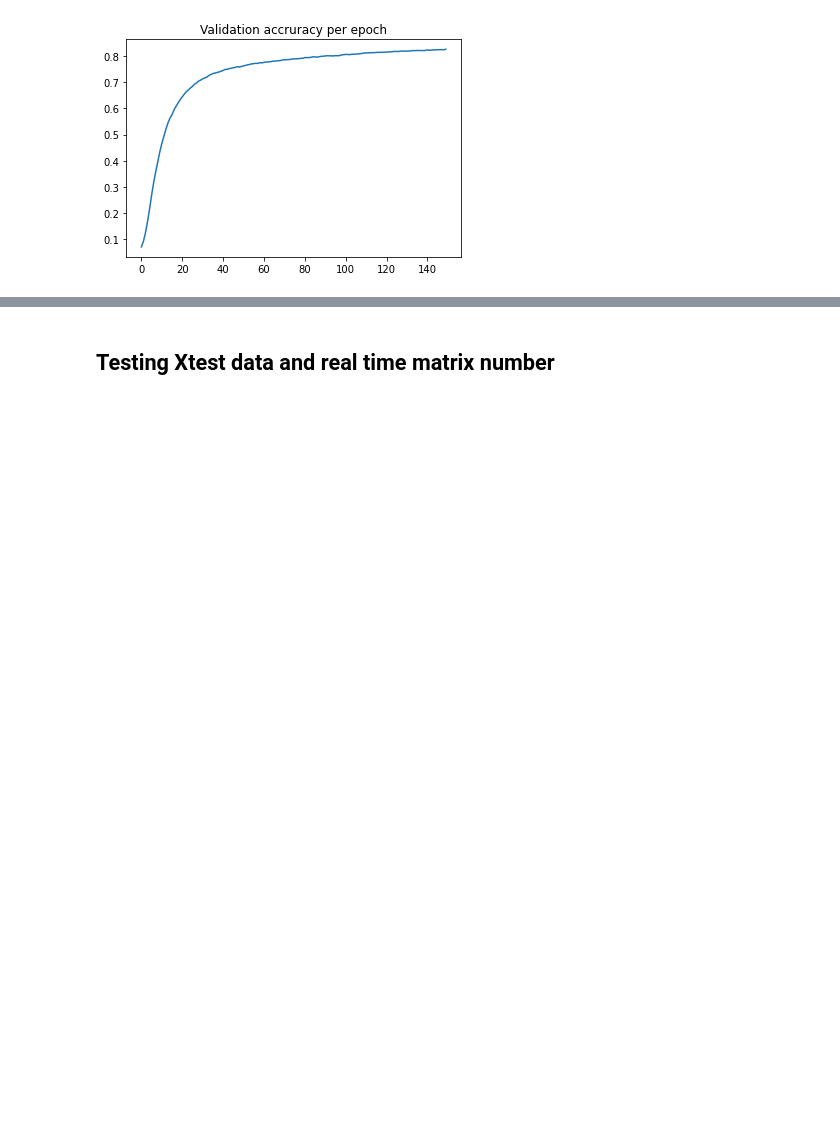
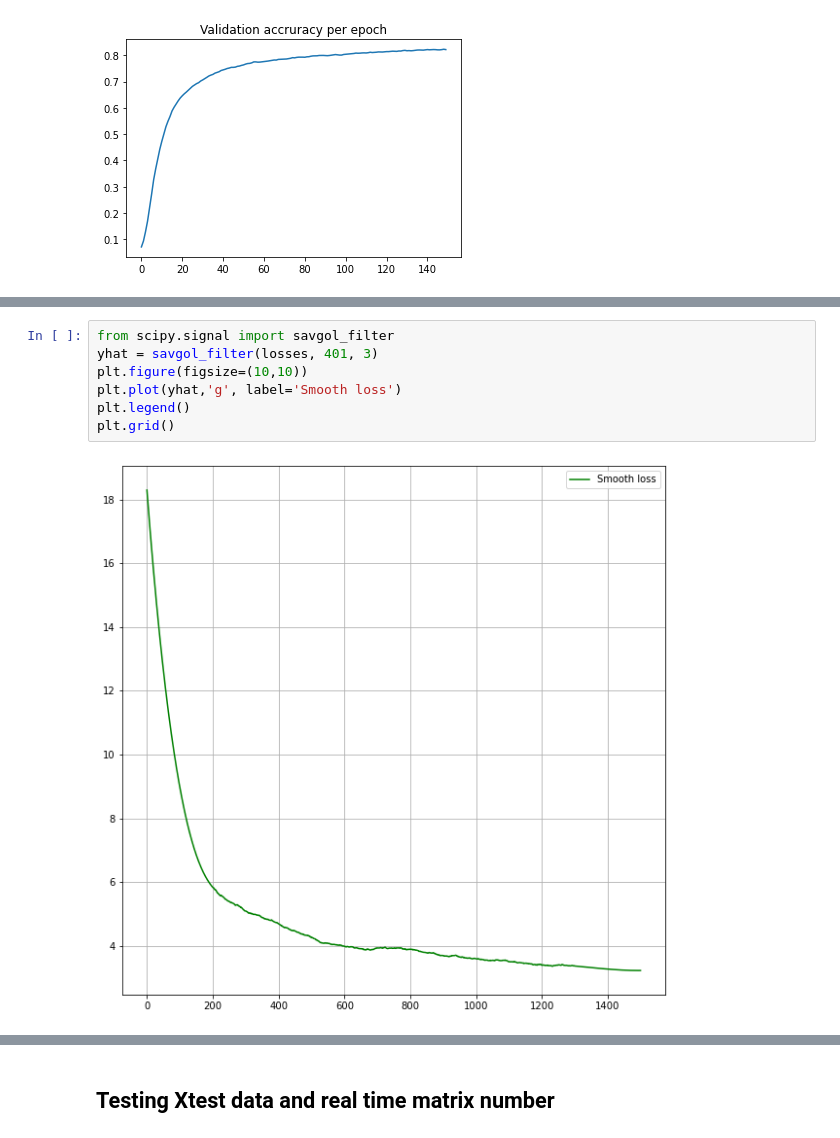
Before and after one commit to AimanTahir1/ML-Research, a Jupyter notebook: tanh_Activation_Function.ipynb, the cells around one changed output, grey strips where cells are left out. Drawn from its saved outputs; the diff is of its cells as text; blank space fills up the shorter version.

```diff
--- a/tanh_Activation_Function.ipynb
+++ b/tanh_Activation_Function.ipynb
@@ -199,0 +202,9 @@ plt.plot(losses)
+# %%
+from scipy.signal import savgol_filter
+yhat = savgol_filter(losses, 401, 3)
+plt.figure(figsize=(10,10))
+plt.plot(yhat,'g', label='Smooth loss')
+plt.legend()
+plt.grid()
+# %% [output]
+[figure, added]
```
Also changed, not shown: parts of 11 cells of this notebook, 4 other files.
